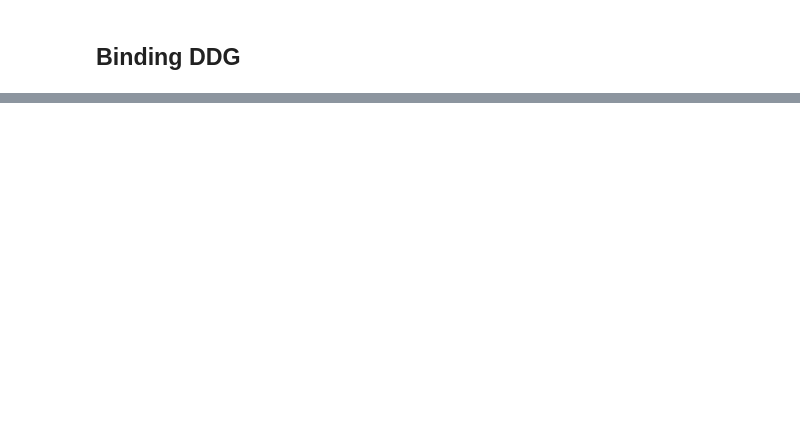
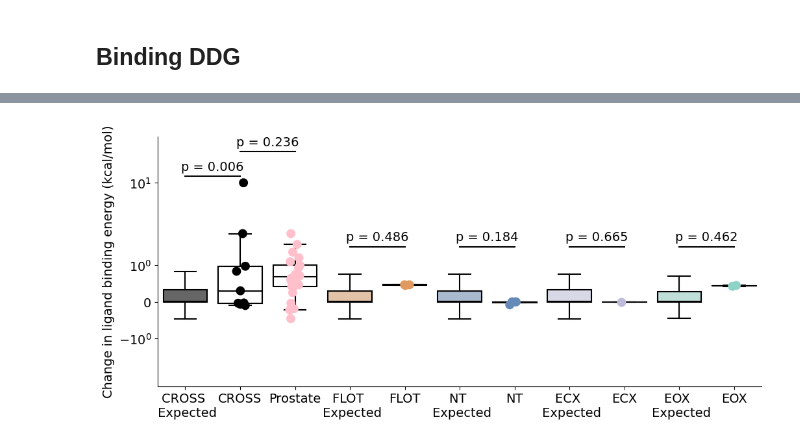
Before and after one commit to shorthouse-lab/fowler_selection, a Jupyter notebook: SPOP/SPOP_darwinian_shift.ipynb, the cells around one changed output, grey strips where cells are left out. Cells and saved outputs as stored; diff of their text form; code cells hidden in the pictures; blank space fills up the shorter version.

```diff
--- a/SPOP/SPOP_darwinian_shift.ipynb
+++ b/SPOP/SPOP_darwinian_shift.ipynb
@@ -584,0 +512,7 @@ plt.show()
+# %%
+data_cross = plot_boxplot2(s_cross)
+data_flot = plot_boxplot2(s_flot)
+data_nt= plot_boxplot2(s_nt)
+
+data_ecx= plot_boxplot2(s_ecx)
+data_eox = plot_boxplot2(s_eox)
@@ -584,0 +590,2 @@ plt.show()
+# %%
+foldx_data = pd.read_csv("./Foldx_results/3HQI/chainA/PS_f0_scanning_output.txt", sep = "\t", names= ["Mut", "DDG"])
@@ -584,0 +658,70 @@ plt.show()
+# %%
+combined = pd.concat([basedistcross, crossdist, prostate_mutations, basedistflot, flotdist
+                      , basedistnt, ntdist, basedistecx, ecxdist, basedisteox, eoxdist], axis =0)
+combined2 = pd.concat([testdist_cross, crossdist,prostate_mutations, testdist_flot, flotdist
+                       ,testdist_nt, ntdist, testdist_ecx, ecxdist, testdist_eox, eoxdist], axis =0)
+# %%
+plt.rcParams['figure.figsize'] = [12, 5]
+# %%
+fig, ax = plt.subplots()
+
+PROPS = {
+    'boxprops':{'facecolor':'none', 'edgecolor':'black'},
+    'medianprops':{'color':'black'},
+    'whiskerprops':{'color':'black'},
+    'capprops':{'color':'black'}
+}
+
+g = sns.boxplot(data = combined, x = "label", y = "score"
+                , palette = ["k", "w", "w", "#E0995E", "w", "#668AB8", "w",  "#bebada", "w", "#8dd3c7", "w"], showfliers = False)
+for patch in ax.patches:
+    r, g1, b, a = patch.get_facecolor()
+    patch.set_facecolor((r, g1, b, 0.6))
+
+g2 = sns.stripplot(data = combined2, x = "label", y = "score", palette=["w", "k", "pink", "w","#E0995E", "w","#668AB8", "w", "#bebada", "w", "#8dd3c7", "w"], size = 10)
+
+x1, x2 = 0, 1
+y, h, col = 12.5, 0, 'k'
+plt.plot([x1, x1, x2, x2], [y, y+h, y+h, y], lw=1.5, c=col)
+plt.text((x1+x2)*.5, y+h+1.5, "p = 0.006", ha='center', va='bottom', color=col, size = 14)
+
+
+x1, x2 = 3, 4
+y, h, col = 1.5, 0, 'k'
+plt.plot([x1, x1, x2, x2], [y, y+h, y+h, y], lw=1.5, c=col)
+plt.text((x1+x2)*.5, y+h+.1, "p = 0.486", ha='center', va='bottom', color=col, size = 14)
+
+x1, x2 = 5, 6
+y, h, col = 1.5, 0, 'k'
+plt.plot([x1, x1, x2, x2], [y, y+h, y+h, y], lw=1.5, c=col)
+plt.text((x1+x2)*.5, y+h+.1, "p = 0.184", ha='center', va='bottom', color=col, size = 14)
+
+x1, x2 = 7, 8
+y, h, col = 1.5, 0, 'k'
+plt.plot([x1, x1, x2, x2], [y, y+h, y+h, y], lw=1.5, c=col)
+plt.text((x1+x2)*.5, y+h+.1, "p = 0.665", ha='center', va='bottom', color=col, size = 14)
+
+x1, x2 = 9, 10
+y, h, col = 1.5, 0, 'k'
+plt.plot([x1, x1, x2, x2], [y, y+h, y+h, y], lw=1.5, c=col)
+plt.text((x1+x2)*.5, y+h+.1, "p = 0.462", ha='center', va='bottom', color=col, size = 14)
+
+
+x1, x2 = 1, 2
+y, h, col = 30, 0, 'k'
+plt.plot([x1, x1, x2, x2], [y, y+h, y+h, y], lw=1.5, c=col)
+plt.text((x1+x2)*.5, y+h+3, "p = 0.236", ha='center', va='bottom', color=col, size = 14)
+
+g.set_xlabel("")
+g.set_xticklabels(["CROSS \n Expected", "CROSS", "Prostate", "FLOT \n Expected", "FLOT"
+                   , "NT \n Expected", "NT", "ECX \n Expected", "ECX", "EOX \n Expected", "EOX"], size = 14)
+
+g.set_ylabel("Change in ligand binding energy (kcal/mol)", size = 14)
+g.set_yticklabels(g.get_yticklabels(), size = 14)
+ax.set_yscale("symlog")
+ax.set_ylim(-3, 50)
+sns.despine()
+
+plt.savefig("SPOP_binding_energy_updated_v4.pdf", bbox_inches = "tight")
+# %% [output]
+[figure, added]
```
Also changed, not shown: parts of 88 cells of this notebook, 5 other files.
